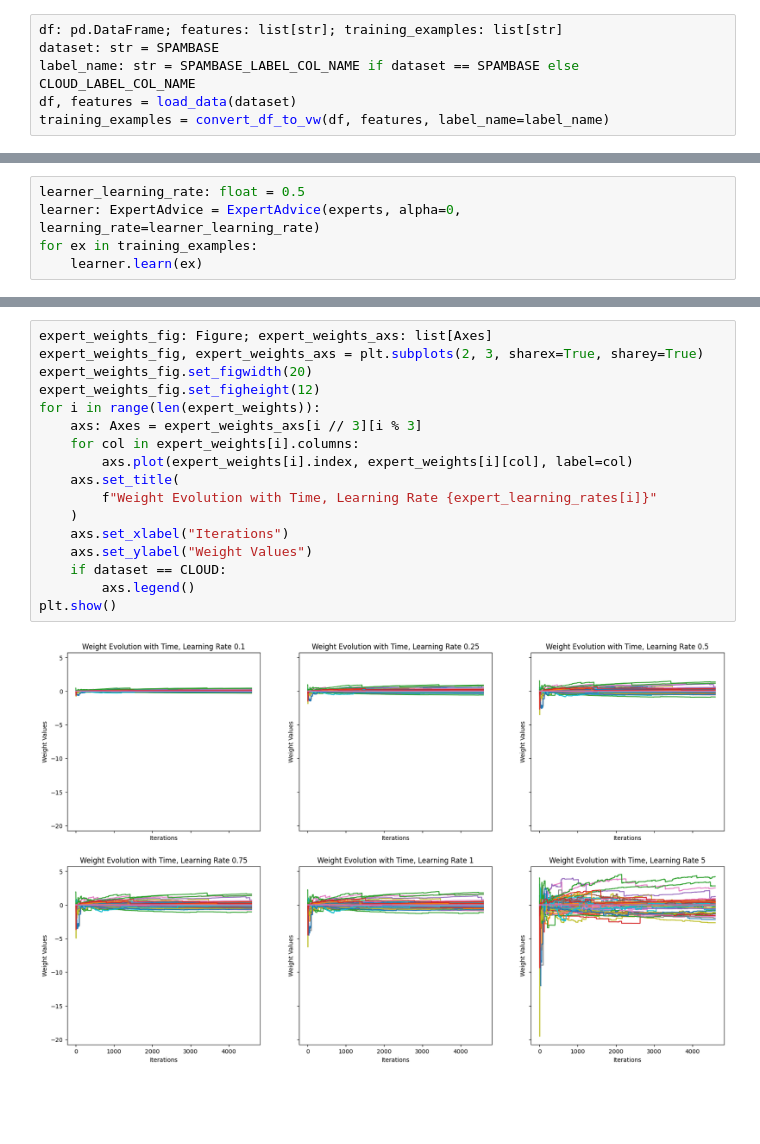
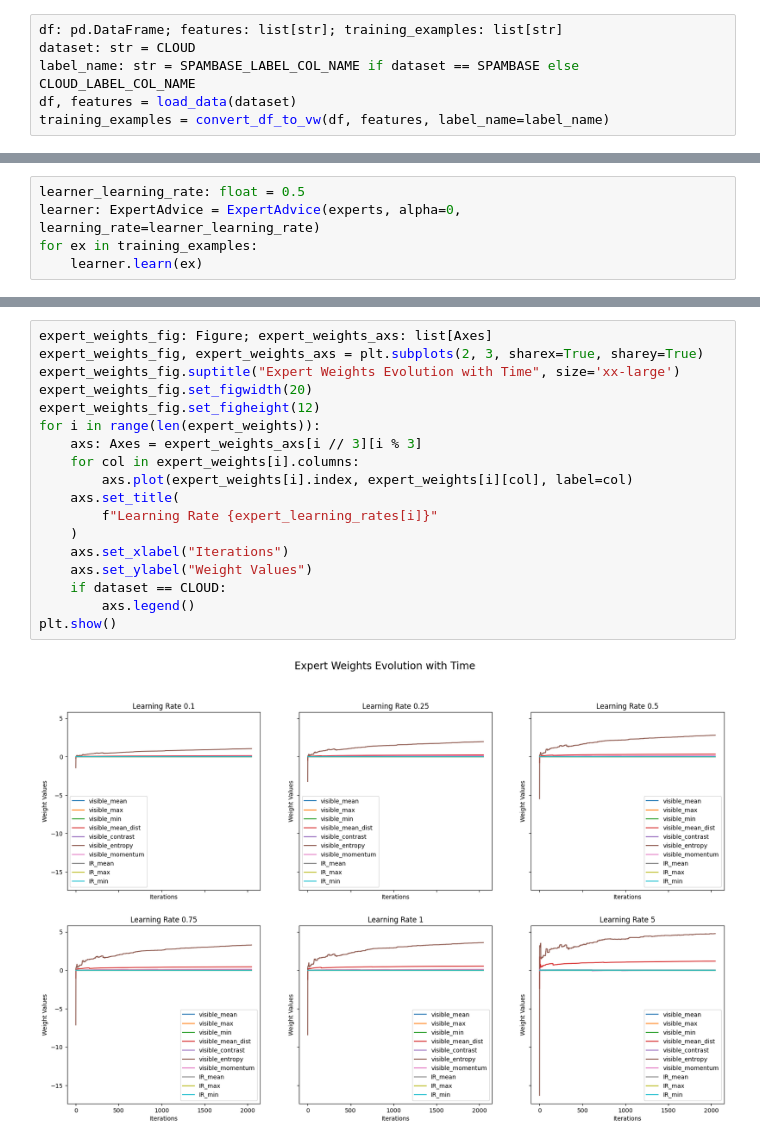
Before and after one commit to NickyDCFP/ExpertAdviceOnlineLearning, a Jupyter notebook: expert_advice_visualization.ipynb, the cells around one changed output, grey strips where cells are left out. Cells and saved outputs as stored; diff of their text form; blank space fills up the shorter version.

```diff
--- a/expert_advice_visualization.ipynb
+++ b/expert_advice_visualization.ipynb
@@ -9,7 +9,7 @@ from matplotlib.axes import Axes
 from constants import SPAMBASE, CLOUD, NUM_EXPERTS, SPAMBASE_LABEL_COL_NAME, CLOUD_LABEL_COL_NAME
 # %%
 df: pd.DataFrame; features: list[str]; training_examples: list[str]
-dataset: str = SPAMBASE
+dataset: str = CLOUD
 label_name: str = SPAMBASE_LABEL_COL_NAME if dataset == SPAMBASE else CLOUD_LABEL_COL_NAME
 df, features = load_data(dataset)
 training_examples = convert_df_to_vw(df, features, label_name=label_name)
@@ -87,19 +93,20 @@ plt.show()
 # %%
 expert_weights_fig: Figure; expert_weights_axs: list[Axes]
 expert_weights_fig, expert_weights_axs = plt.subplots(2, 3, sharex=True, sharey=True)
+expert_weights_fig.suptitle("Expert Weights Evolution with Time", size='xx-large')
 expert_weights_fig.set_figwidth(20)
 expert_weights_fig.set_figheight(12)
 for i in range(len(expert_weights)):
     axs: Axes = expert_weights_axs[i // 3][i % 3]
     for col in expert_weights[i].columns:
         axs.plot(expert_weights[i].index, expert_weights[i][col], label=col)
     axs.set_title(
-        f"Weight Evolution with Time, Learning Rate {expert_learning_rates[i]}"
+        f"Learning Rate {expert_learning_rates[i]}"
     )
     axs.set_xlabel("Iterations")
     axs.set_ylabel("Weight Values")
     if dataset == CLOUD:
         axs.legend()
 plt.show()
 # %% [output]
-[figure, old version]
+[figure, new version]
```
Also changed, not shown: parts of 5 cells of this notebook, 1 other file.
